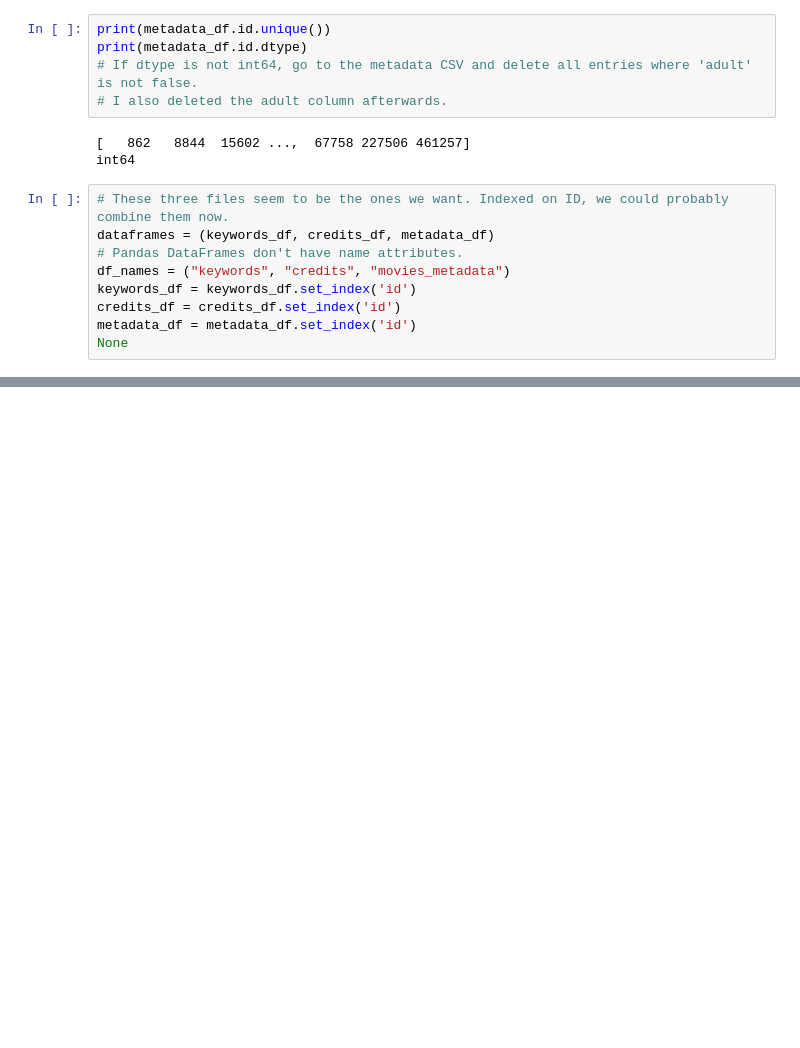
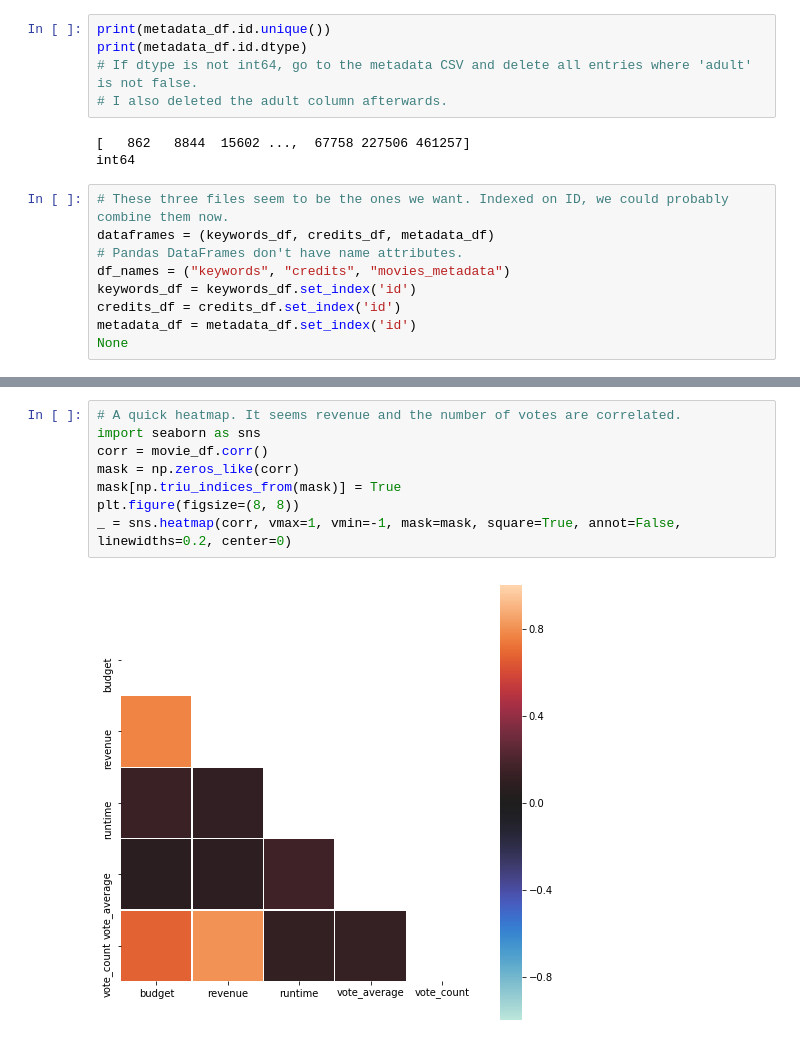
Before and after one commit to christian7137/MovieDataset, a Jupyter notebook: MovieNB_1.ipynb, the cells around one changed output, grey strips where cells are left out. Drawn from its saved outputs; the diff is of its cells as text; blank space fills up the shorter version.

```diff
--- a/MovieNB_1.ipynb
+++ b/MovieNB_1.ipynb
@@ -153,0 +142,10 @@ Name: 862, dtype: object
+# %%
+# A quick heatmap. It seems revenue and the number of votes are correlated.
+import seaborn as sns
+corr = movie_df.corr()
+mask = np.zeros_like(corr)
+mask[np.triu_indices_from(mask)] = True
+plt.figure(figsize=(8, 8))
+_ = sns.heatmap(corr, vmax=1, vmin=-1, mask=mask, square=True, annot=False, linewidths=0.2, center=0)
+# %% [output]
+[figure, added]
```
Also changed, not shown: parts of 17 cells of this notebook, 1 other file.
